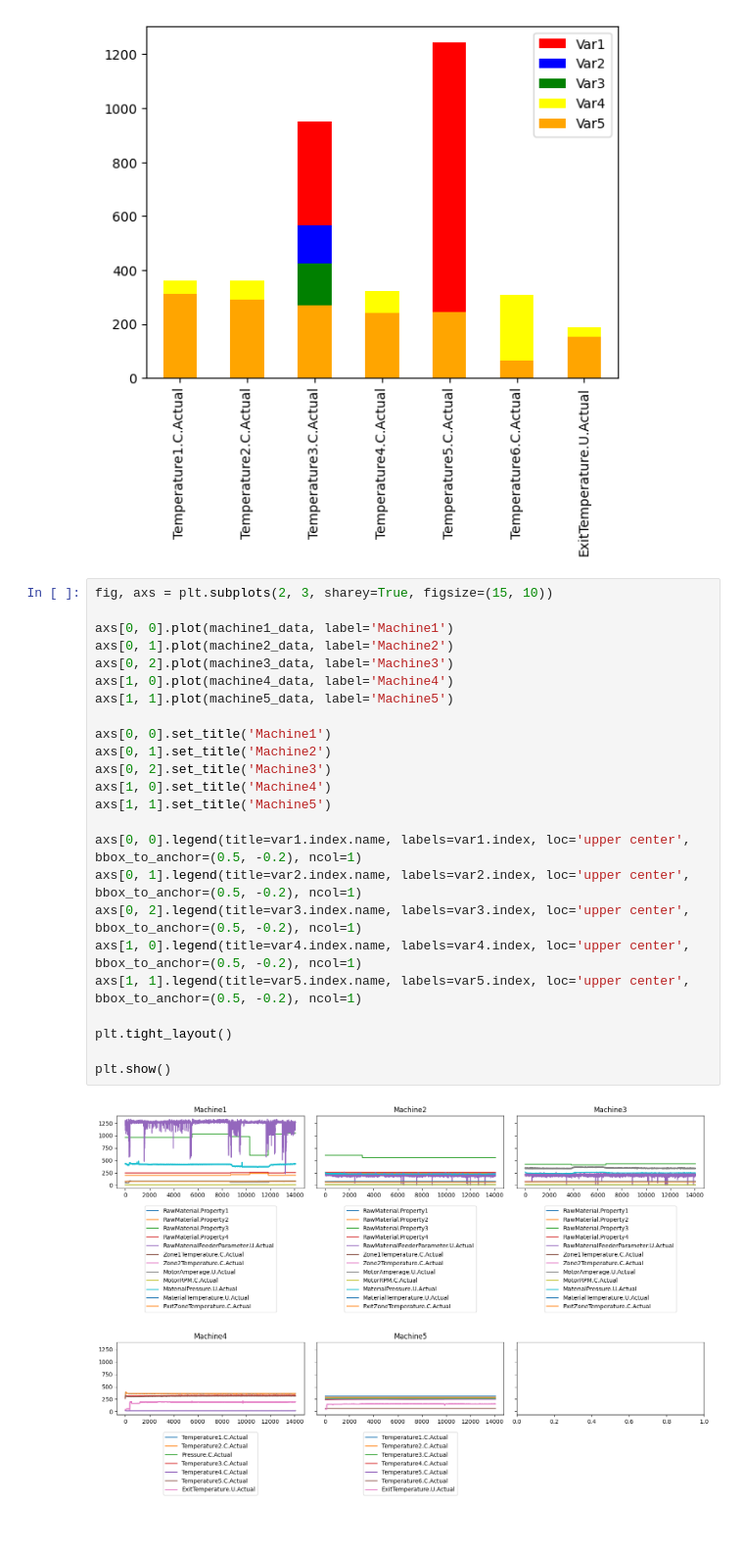
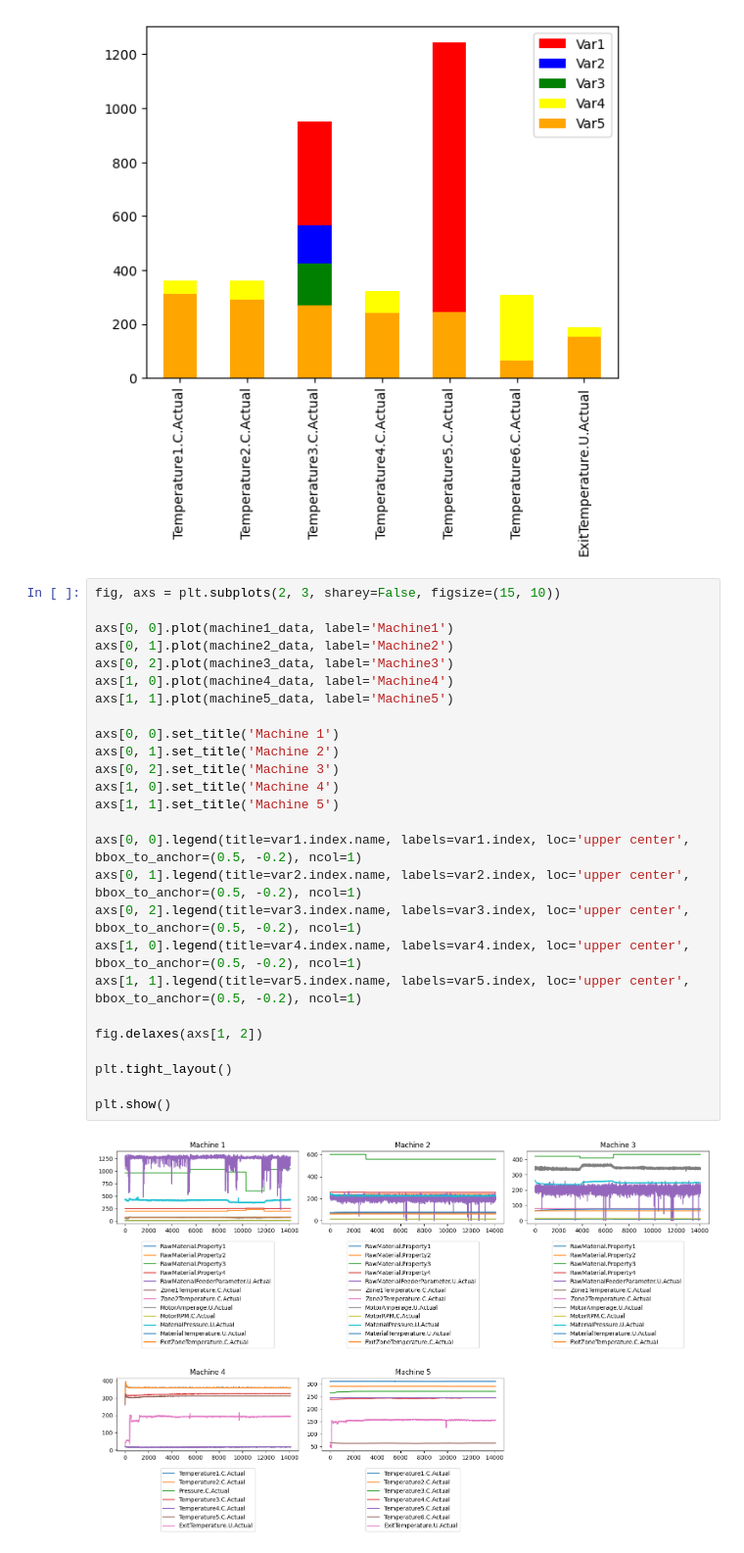
Before and after one commit to HuyChu92/dtc-dr, a Jupyter notebook: data-analyse/dataanalyse-ennio.ipynb, the cells around one changed output. Shown at 98% size. Saved outputs shown, nothing was run; the diff lists cells and outputs as text; blank space fills up the shorter version.

```diff
--- a/data-analyse/dataanalyse-ennio.ipynb
+++ b/data-analyse/dataanalyse-ennio.ipynb
@@ -80,28 +80,30 @@ plt.show()
 # %% [output]
 [figure]
 # %%
-fig, axs = plt.subplots(2, 3, sharey=True, figsize=(15, 10))
+fig, axs = plt.subplots(2, 3, sharey=False, figsize=(15, 10))
 
 axs[0, 0].plot(machine1_data, label='Machine1')
 axs[0, 1].plot(machine2_data, label='Machine2')
 axs[0, 2].plot(machine3_data, label='Machine3')
 axs[1, 0].plot(machine4_data, label='Machine4')
 axs[1, 1].plot(machine5_data, label='Machine5')
 
-axs[0, 0].set_title('Machine1')
-axs[0, 1].set_title('Machine2')
-axs[0, 2].set_title('Machine3')
-axs[1, 0].set_title('Machine4')
-axs[1, 1].set_title('Machine5')
+axs[0, 0].set_title('Machine 1')
+axs[0, 1].set_title('Machine 2')
+axs[0, 2].set_title('Machine 3')
+axs[1, 0].set_title('Machine 4')
+axs[1, 1].set_title('Machine 5')
 
 axs[0, 0].legend(title=var1.index.name, labels=var1.index, loc='upper center', bbox_to_anchor=(0.5, -0.2), ncol=1)
 axs[0, 1].legend(title=var2.index.name, labels=var2.index, loc='upper center', bbox_to_anchor=(0.5, -0.2), ncol=1)
 axs[0, 2].legend(title=var3.index.name, labels=var3.index, loc='upper center', bbox_to_anchor=(0.5, -0.2), ncol=1)
 axs[1, 0].legend(title=var4.index.name, labels=var4.index, loc='upper center', bbox_to_anchor=(0.5, -0.2), ncol=1)
 axs[1, 1].legend(title=var5.index.name, labels=var5.index, loc='upper center', bbox_to_anchor=(0.5, -0.2), ncol=1)
 
+fig.delaxes(axs[1, 2])
+
 plt.tight_layout()
 
 plt.show()
 # %% [output]
-[figure, old version]
+[figure, new version]
```
